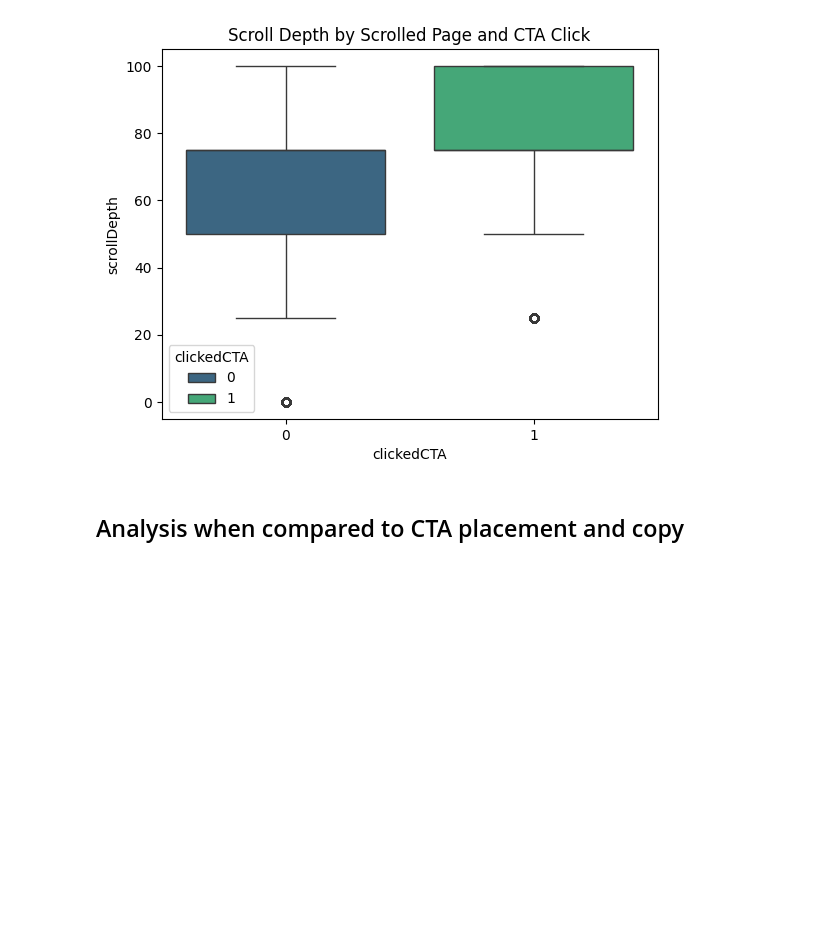
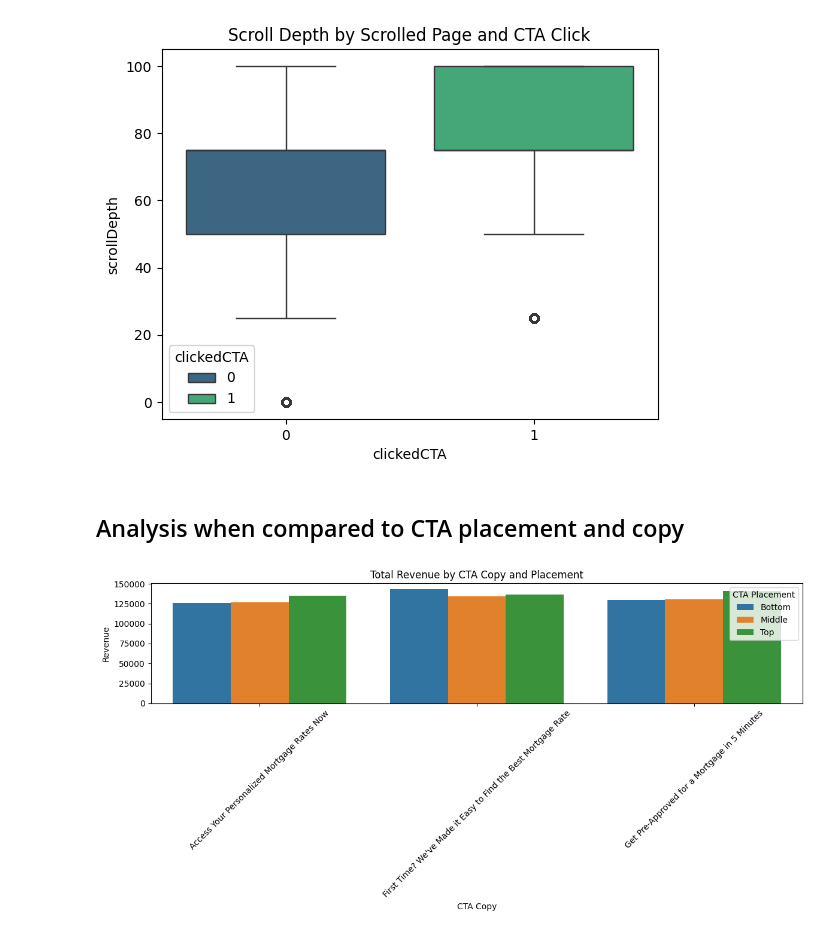
Before and after one commit to GrantGuernsey/RedVenturesInterview, a Jupyter notebook: red_ventures_interview.ipynb, the cells around one changed output. Saved outputs shown, nothing was run; the diff lists cells and outputs as text; code cells hidden in the pictures; blank space fills up the shorter version.

```diff
--- a/red_ventures_interview.ipynb
+++ b/red_ventures_interview.ipynb
@@ -341,3 +341,86 @@ Name: clickedCTA, dtype: float64
 [figure]
 # %% [markdown]
 ## Analysis when compared to CTA placement and copy
+# %%
+# Combining CTA Placement and Copy with User Interaction Analysis
+
+# Aggregate user interaction metrics by 'ctaCopy' and 'ctaPlacement'
+cta_user_metrics = data.groupby(['ctaCopy', 'ctaPlacement']).agg({
+    'visitCount': 'mean',
+    'scrolledPage': 'mean',
+    'scrollDepth': 'mean',
+    'clickedCTA': 'sum',
+    'scheduledAppointment': 'sum',
+    'revenue': 'sum'
+}).reset_index()
+
+# Calculate conversion rates
+cta_user_metrics['cta_click_rate'] = cta_user_metrics['clickedCTA'] / data.groupby(['ctaCopy', 'ctaPlacement']).size().values
+cta_user_metrics['appointment_rate'] = cta_user_metrics['scheduledAppointment'] / cta_user_metrics['clickedCTA']
+
+# Visualize Revenue by CTA Copy and Placement
+plt.figure(figsize=(12, 6))
+sns.barplot(data=cta_user_metrics, x='ctaCopy', y='revenue', hue='ctaPlacement')
+plt.title('Total Revenue by CTA Copy and Placement')
+plt.xlabel('CTA Copy')
+plt.ylabel('Revenue')
+plt.xticks(rotation=45)
+plt.legend(title='CTA Placement')
+plt.tight_layout()
+plt.show()
+
+# Visualize CTA Click Rate by Copy and Placement
+plt.figure(figsize=(12, 6))
+sns.barplot(data=cta_user_metrics, x='ctaCopy', y='cta_click_rate', hue='ctaPlacement')
+plt.title('CTA Click Rate by Copy and Placement')
+plt.xlabel('CTA Copy')
+plt.ylabel('Click Rate')
+plt.xticks(rotation=45)
+plt.legend(title='CTA Placement')
+plt.tight_layout()
+plt.show()
+
+# Visualize Appointment Rate by Copy and Placement
+plt.figure(figsize=(12, 6))
+sns.barplot(data=cta_user_metrics, x='ctaCopy', y='appointment_rate', hue='ctaPlacement')
+plt.title('Appointment Rate by Copy and Placement')
+plt.xlabel('CTA Copy')
+plt.ylabel('Appointment Rate')
+plt.xticks(rotation=45)
+plt.legend(title='CTA Placement')
+plt.tight_layout()
+plt.show()
+
+# Analyze Interaction Metrics
+interaction_metrics = ['visitCount', 'scrolledPage', 'scrollDepth']
+for metric in interaction_metrics:
+    plt.figure(figsize=(12, 6))
+    sns.barplot(data=cta_user_metrics, x='ctaCopy', y=metric, hue='ctaPlacement')
+    plt.title(f'Average {metric} by CTA Copy and Placement')
+    plt.xlabel('CTA Copy')
+    plt.ylabel(f'Average {metric}')
+    plt.xticks(rotation=45)
+    plt.legend(title='CTA Placement')
+    plt.tight_layout()
+    plt.show()
+
+# Correlation Analysis between User Interactions and Revenue
+interaction_columns = ['visitCount', 'scrolledPage', 'scrollDepth', 'clickedCTA', 'scheduledAppointment']
+correlation_data = data[interaction_columns + ['revenue']]
+correlation_matrix = correlation_data.corr()
+
+plt.figure(figsize=(10, 8))
+sns.heatmap(correlation_matrix, annot=True, cmap='coolwarm')
+plt.title('Correlation between User Interactions and Revenue')
+plt.show()
+
+
+# Average visit count on the x and revenue on the y
+plt.figure(figsize=(12, 6))
+sns.scatterplot(data=data, x='visitCount', y='revenue', hue='clickedCTA', palette='viridis')
+plt.title('Revenue vs. Visit Count')
+plt.xlabel('Visit Count')
+plt.ylabel('Revenue')
+plt.show()
+# %% [output]
+[figure, added]
```
Also changed, not shown: parts of 6 cells of this notebook.
